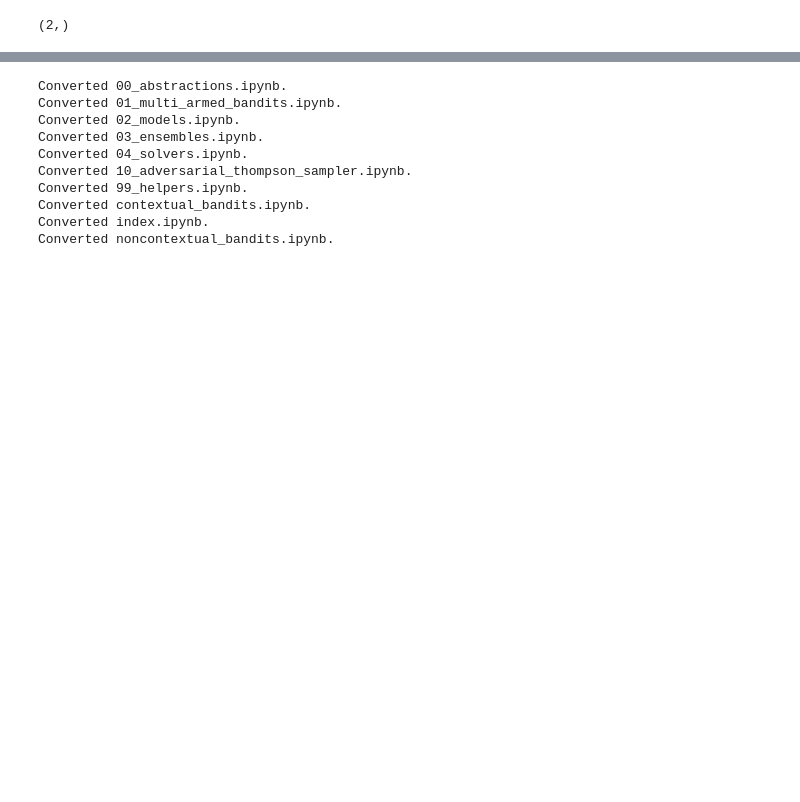
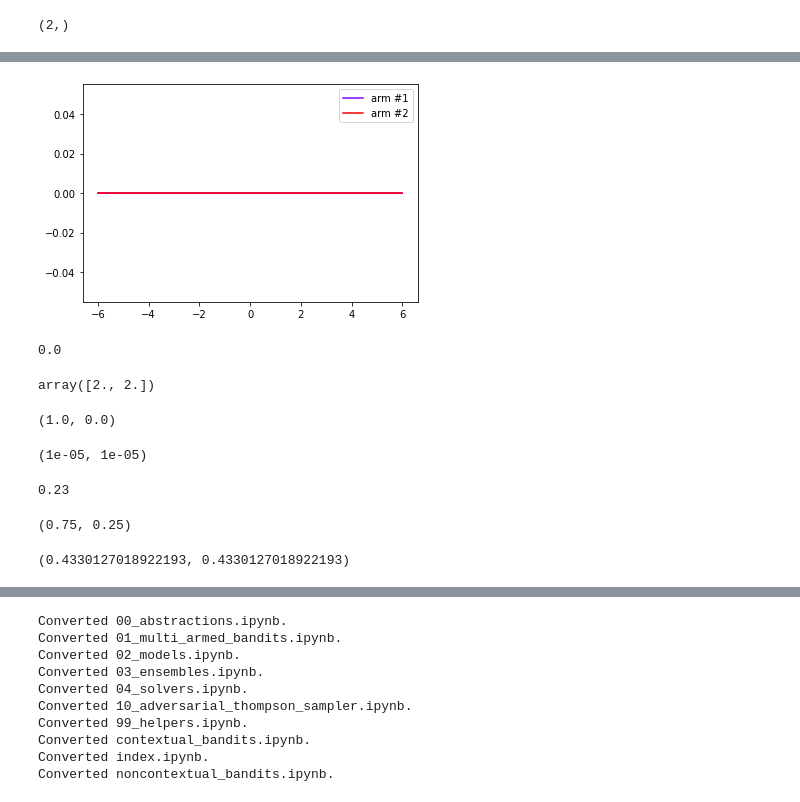
Before and after one commit to wooohoooo/thompson_sampling, a Jupyter notebook: 04_solvers.ipynb, the cells around one changed output, grey strips where cells are left out. Drawn from its saved outputs; the diff is of its cells as text; code cells hidden in the pictures; blank space fills up the shorter version.

```diff
--- a/04_solvers.ipynb
+++ b/04_solvers.ipynb
@@ -362,0 +475,26 @@ lts2.update(0,context,np.atleast_1d(1))
+# %%
+gb.update(0, 1)
+gb.update(0, 1)
+gb.update(1, 0)
+gb.update(1, 0)
+# %%
+# degenerate gaussian
+gb.plot_params()
+# %% [output]
+[figure, added]
+# %%
+np.mean([gb.choose_arm() for x in range(100)])
+# %% [output]
+0.0
+# %%
+gb.trials
+# %% [output]
+array([2., 2.])
+# %%
+gb.compute_online_mean(0), gb.compute_online_mean(1)
+# %% [output]
+(1.0, 0.0)
+# %%
+gb.compute_online_std(0), gb.compute_online_std(1)
+# %% [output]
+(1e-05, 1e-05)
@@ -362,0 +506,12 @@ lts2.update(0,context,np.atleast_1d(1))
+# %%
+np.mean([gb.choose_arm() for x in range(100)])
+# %% [output]
+0.23
+# %%
+gb.compute_online_mean(0), gb.compute_online_mean(1)
+# %% [output]
+(0.75, 0.25)
+# %%
+gb.compute_online_std(0), gb.compute_online_std(1)
+# %% [output]
+(0.4330127018922193, 0.4330127018922193)
```
Also changed, not shown: parts of 21 cells of this notebook, 4 other files.
